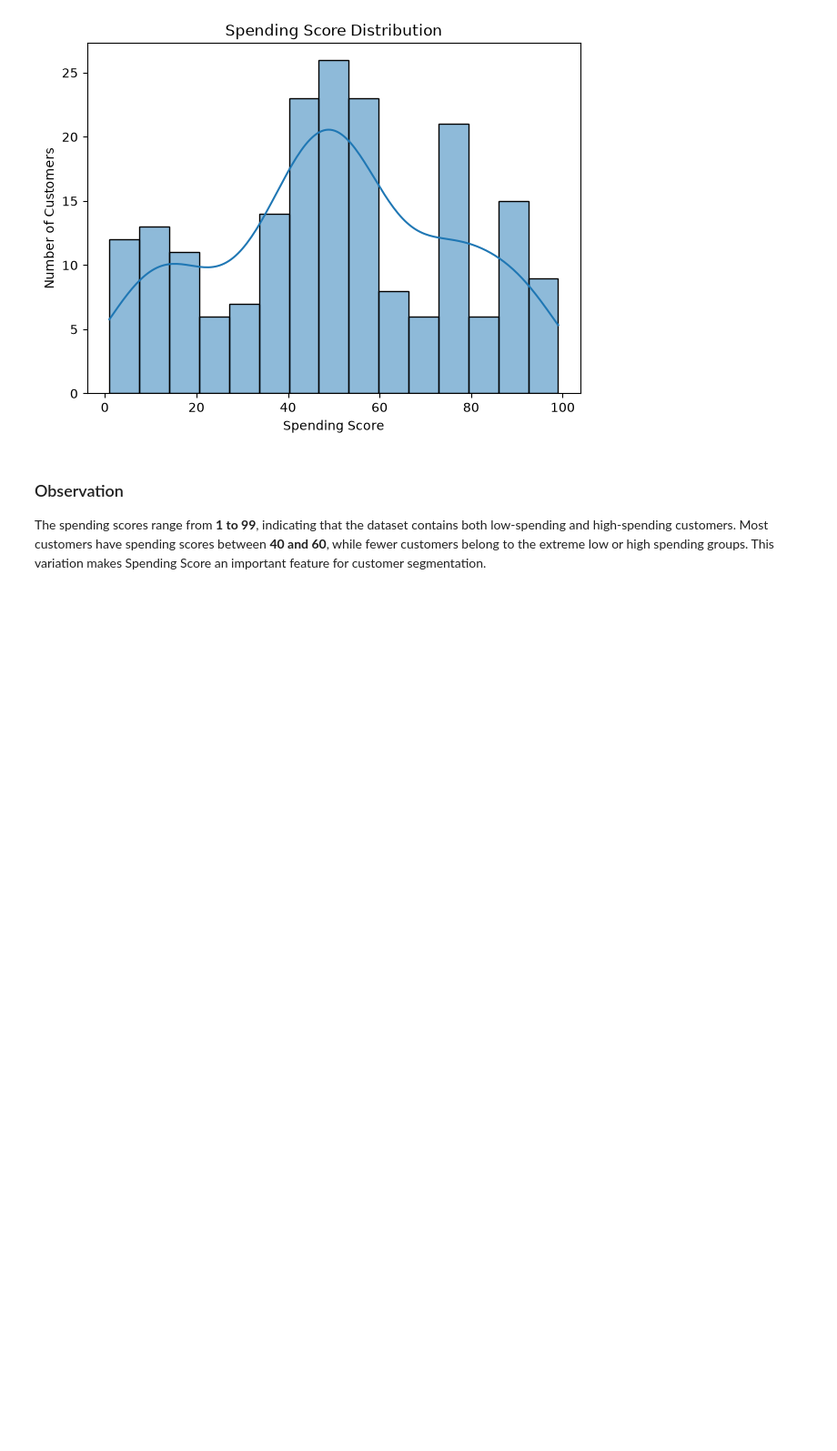
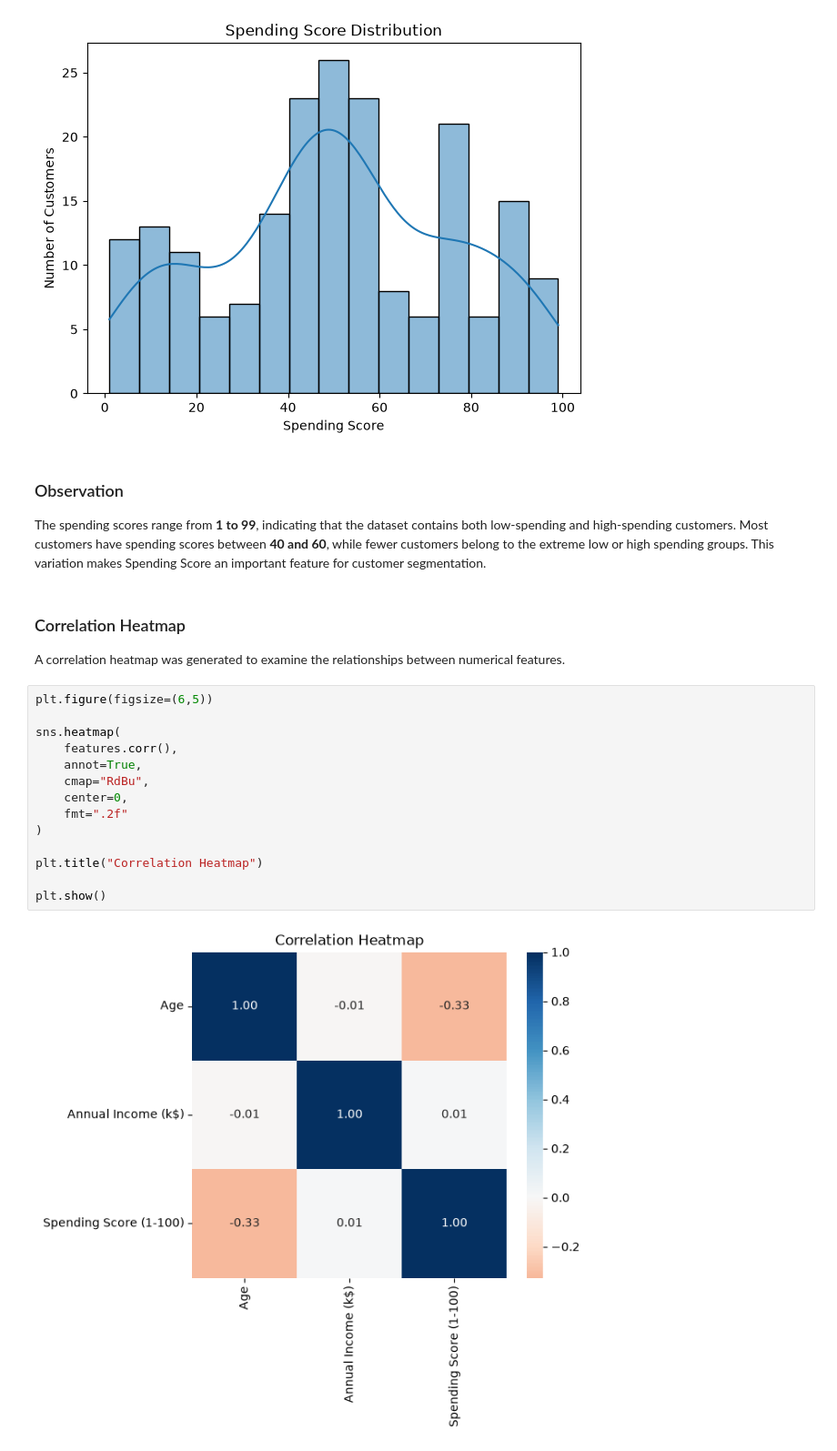
Before and after one commit to heydhwani/Assignment_5, a Jupyter notebook: notebooks/customer_segmentation.ipynb, the cells around one changed output. Shown at 91% size. Cells and saved outputs as stored; diff of their text form; blank space fills up the shorter version.

Commit message:
plotted correlation heatmap

```diff
--- a/notebooks/customer_segmentation.ipynb
+++ b/notebooks/customer_segmentation.ipynb
@@ -257,3 +257,23 @@ plt.show()
 ### Observation
 
 The spending scores range from **1 to 99**, indicating that the dataset contains both low-spending and high-spending customers. Most customers have spending scores between **40 and 60**, while fewer customers belong to the extreme low or high spending groups. This variation makes Spending Score an important feature for customer segmentation.
+# %% [markdown]
+### Correlation Heatmap
+
+A correlation heatmap was generated to examine the relationships between numerical features.
+# %%
+plt.figure(figsize=(6,5))
+
+sns.heatmap(
+    features.corr(),
+    annot=True,
+    cmap="RdBu",
+    center=0,
+    fmt=".2f"
+)
+
+plt.title("Correlation Heatmap")
+
+plt.show()
+# %% [output]
+[figure, added]
```
Also changed, not shown: parts of 1 cell of this notebook.
